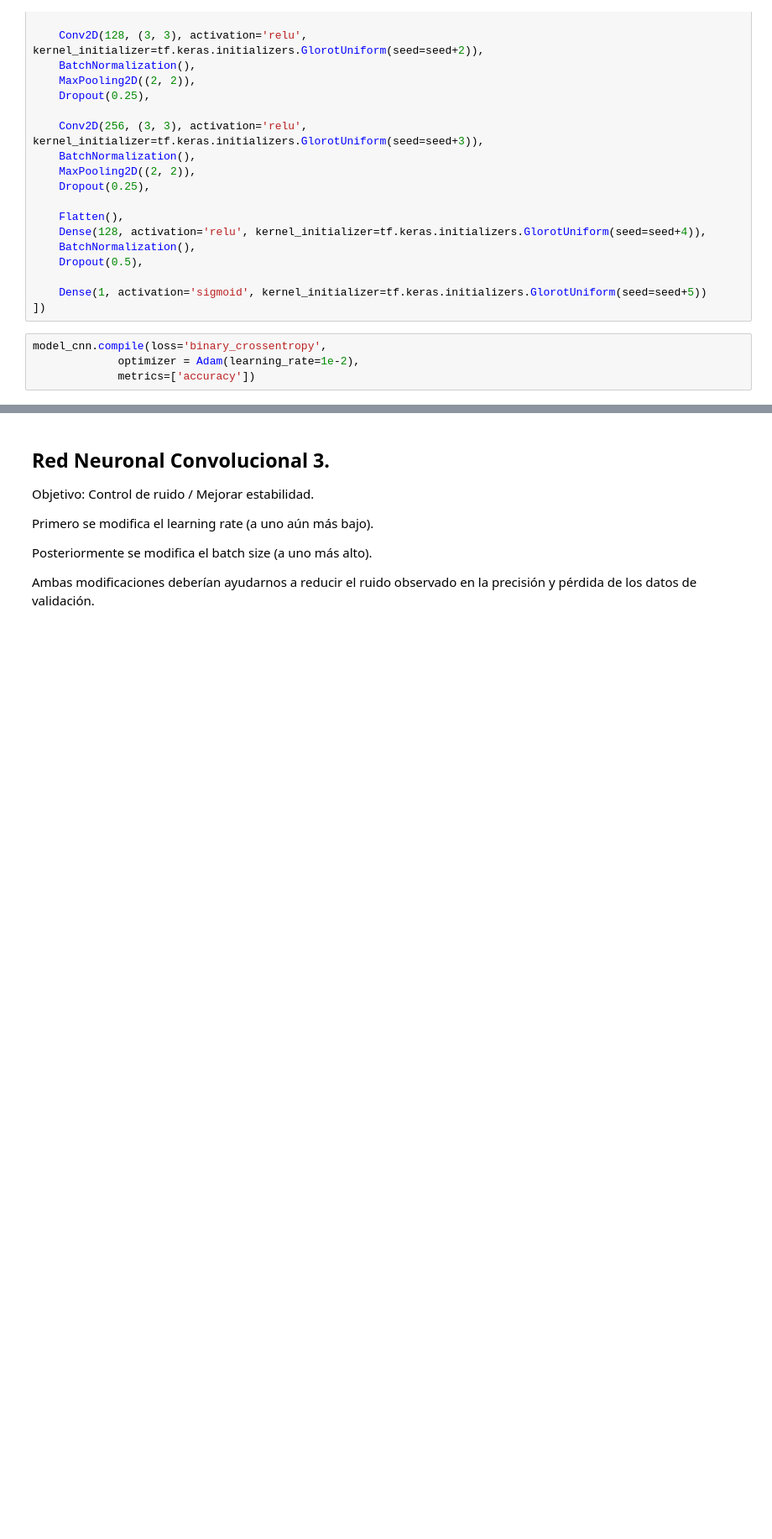
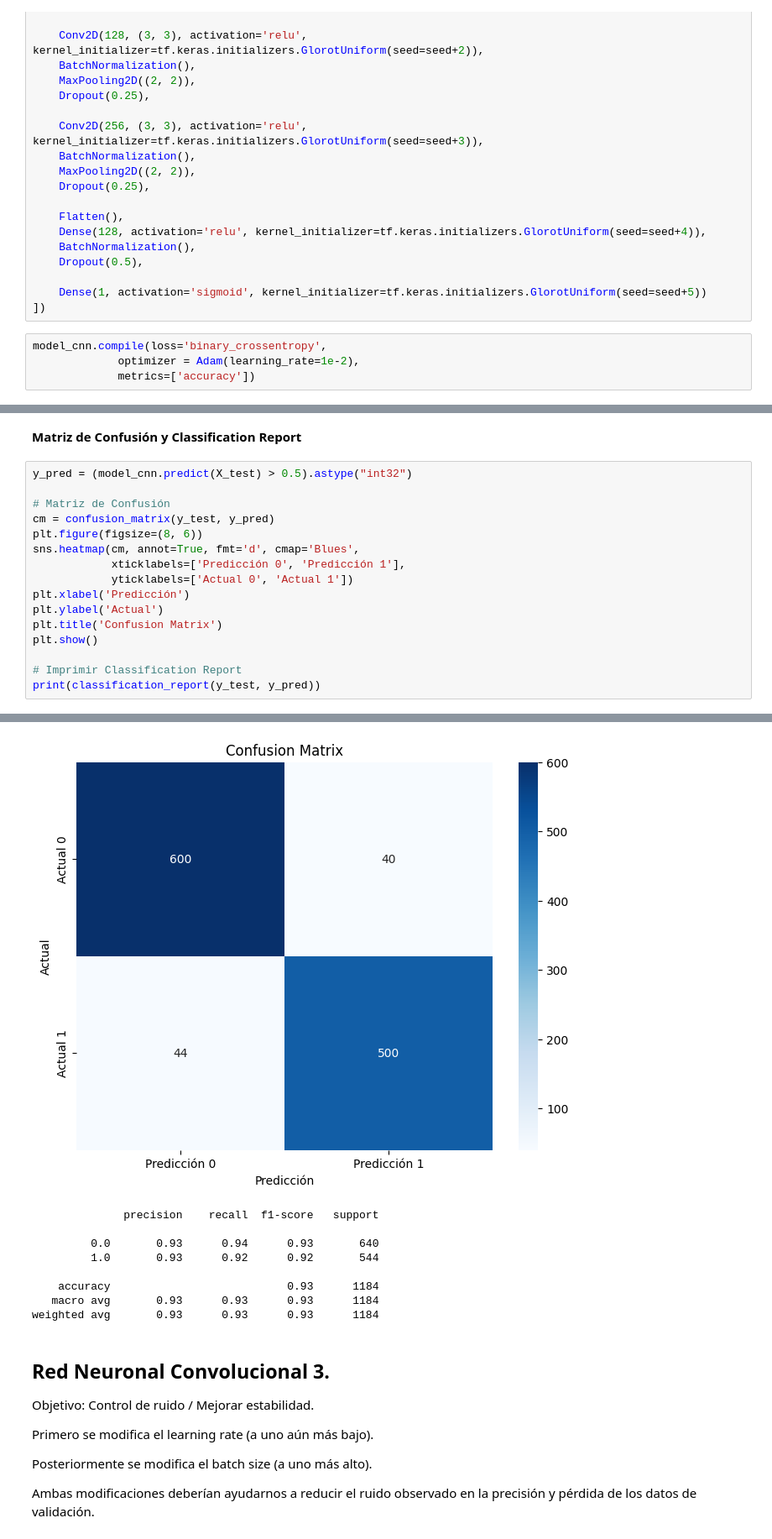
Before and after one commit to DiegoLeonG96/Tarea2_MLA, a Jupyter notebook: Tarea_2_MLA.ipynb, the cells around one changed output, grey strips where cells are left out. Shown at 84% size. Saved outputs shown, nothing was run; the diff lists cells and outputs as text; blank space fills up the shorter version.

```diff
--- a/Tarea_2_MLA.ipynb
+++ b/Tarea_2_MLA.ipynb
@@ -468,0 +508,19 @@ AUC del modelo: 0.9541
+# %% [markdown]
+**Matriz de Confusión y Classification Report**
+# %%
+y_pred = (model_cnn.predict(X_test) > 0.5).astype("int32")
+
+# Matriz de Confusión
+cm = confusion_matrix(y_test, y_pred)
+plt.figure(figsize=(8, 6))
+sns.heatmap(cm, annot=True, fmt='d', cmap='Blues',
+            xticklabels=['Predicción 0', 'Predicción 1'],
+            yticklabels=['Actual 0', 'Actual 1'])
+plt.xlabel('Predicción')
+plt.ylabel('Actual')
+plt.title('Confusion Matrix')
+plt.show()
+
+# Imprimir Classification Report
+print(classification_report(y_test, y_pred))
+# %% [output]
@@ -469,3 +528,12 @@ AUC del modelo: 0.9541
+[figure, added]
+              precision    recall  f1-score   support
+
+         0.0       0.93      0.94      0.93       640
+         1.0       0.93      0.92      0.92       544
+
+    accuracy                           0.93      1184
+   macro avg       0.93      0.93      0.93      1184
+weighted avg       0.93      0.93      0.93      1184
 # %% [markdown]
 ## Red Neuronal Convolucional 3.
 
```
Also changed, not shown: parts of 31 cells of this notebook.
